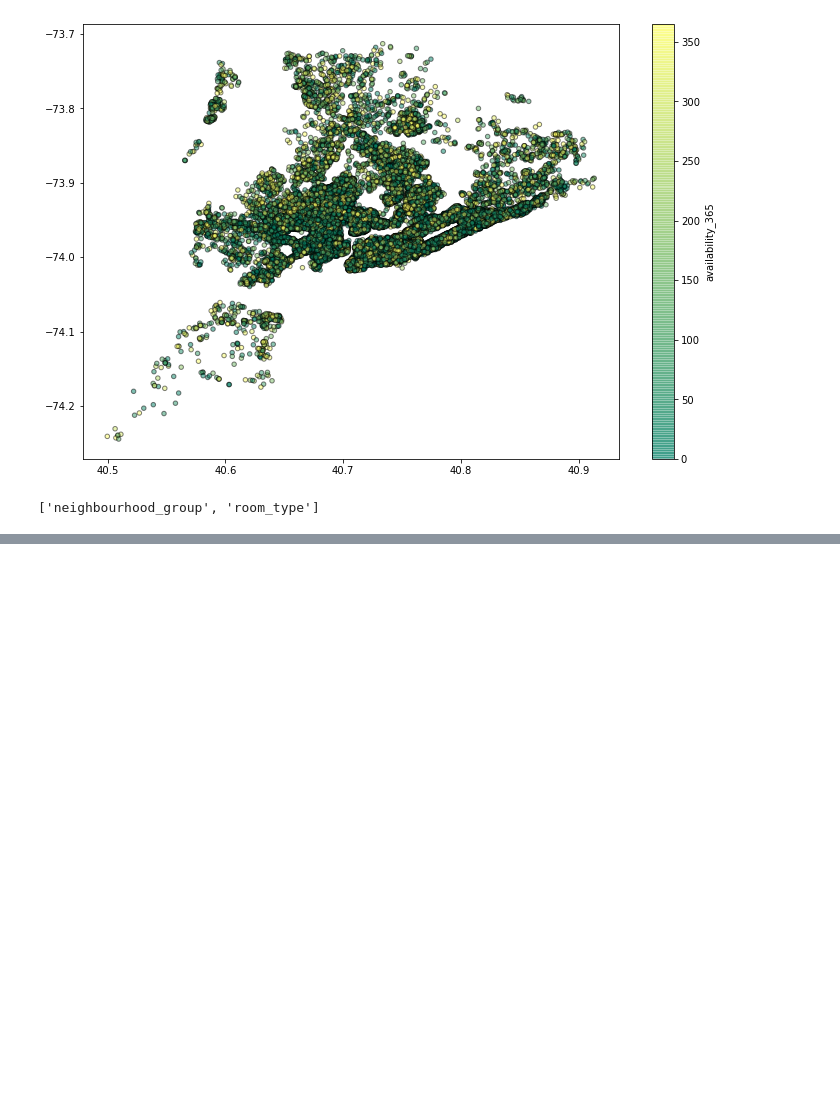
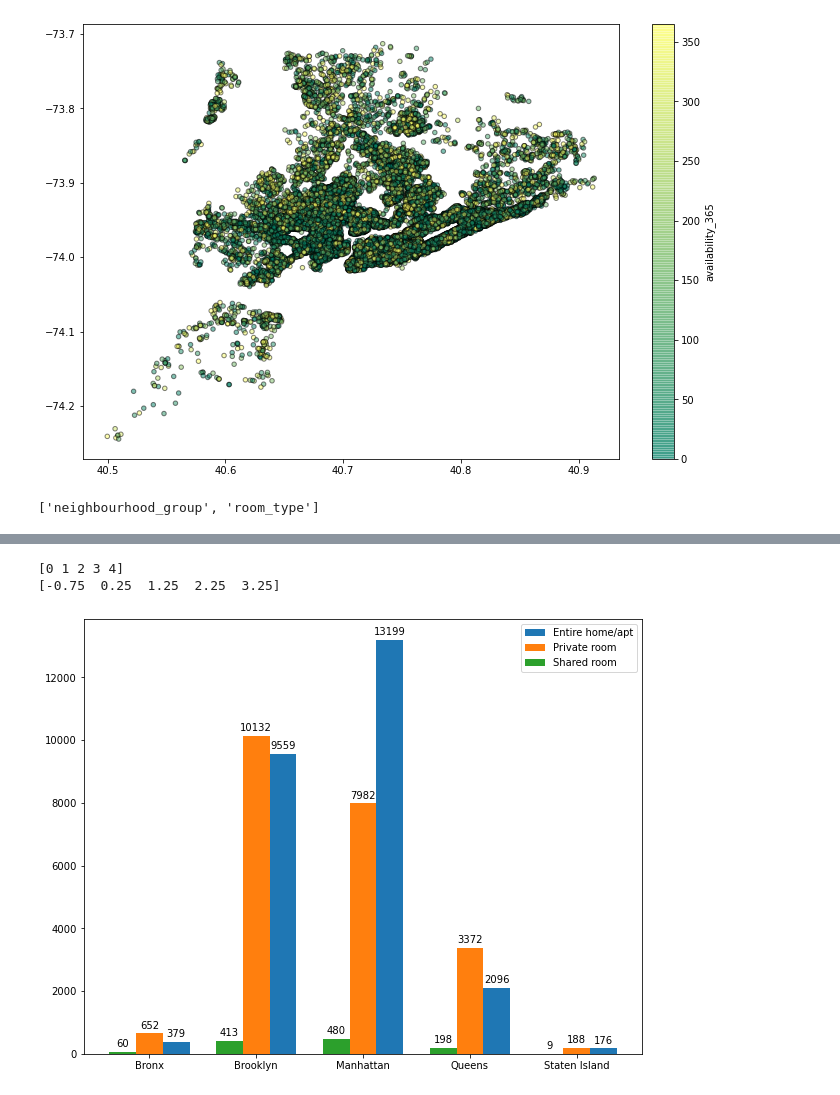
Before and after one commit to Pro100v/SkillBox-DataScience, a Jupyter notebook: Matplotlib/14-3 hw.ipynb, the cells around one changed output, grey strips where cells are left out. Cells and saved outputs as stored; diff of their text form; code cells hidden in the pictures; blank space fills up the shorter version.

```diff
--- a/Matplotlib/14-3 hw.ipynb
+++ b/Matplotlib/14-3 hw.ipynb
@@ -71,0 +78,31 @@ pd.get_dummies(df, columns=[column for column in df.columns if df[column].nuniqu
+# %%
+def autolabel(rects):
+    """Attach a text label above each bar in *rects*, displaying its height."""
+    for rect in rects:
+        height = rect.get_height()
+        plt.annotate('{:.2f}'.format(height),
+                    xy=(rect.get_x() + rect.get_width() / 2, height),
+                    xytext=(0, 3),  # 3 points vertical offset
+                    textcoords="offset points",
+                    ha='center', va='bottom')
+# %%
+plt.figure(figsize=(10, 8))
+width = 0.25
+x = np.arange(df['neighbourhood_group'].nunique())
+print(x)
+print(x - i*width)
+
+i = -1
+bars = []
+for name, group in df.groupby(['room_type']):
+    bars.append(plt.bar(x - i*width, group.groupby(['neighbourhood_group']).size().values, width=width, label=name))
+    i += 1
+
+plt.legend()
+plt.xticks(x, list(df.groupby('neighbourhood_group').groups.keys()))
+for bar in bars:
+    autolabel(bar)
+# %% [output]
+[0 1 2 3 4]
+[-0.75  0.25  1.25  2.25  3.25]
+[figure, added]
```
Also changed, not shown: parts of 7 cells of this notebook.
